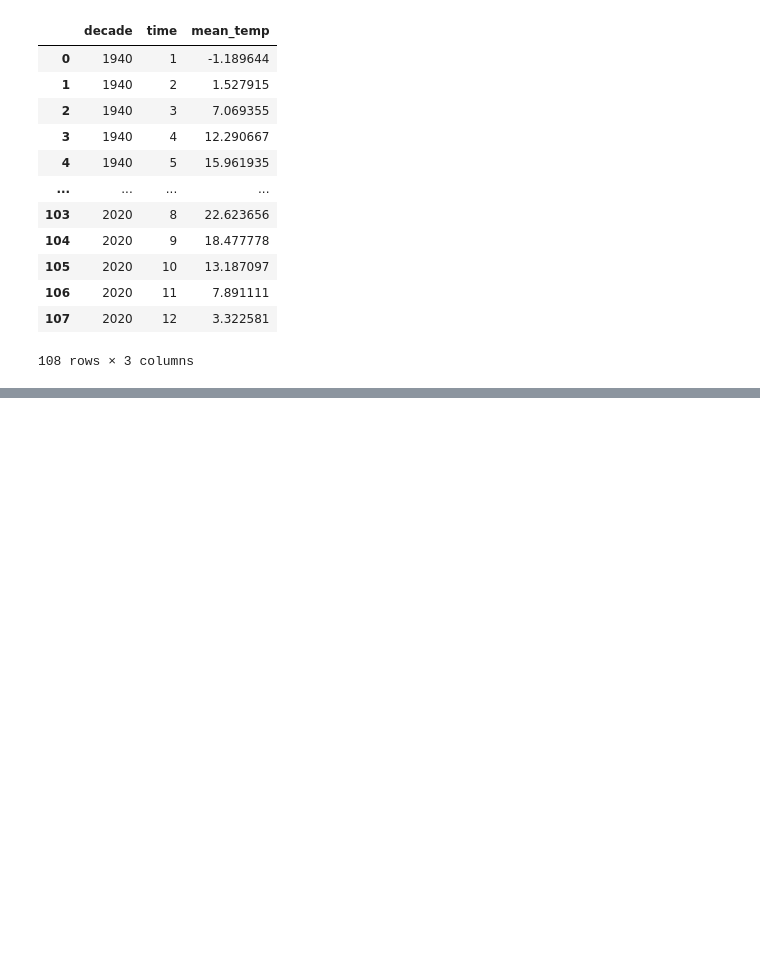
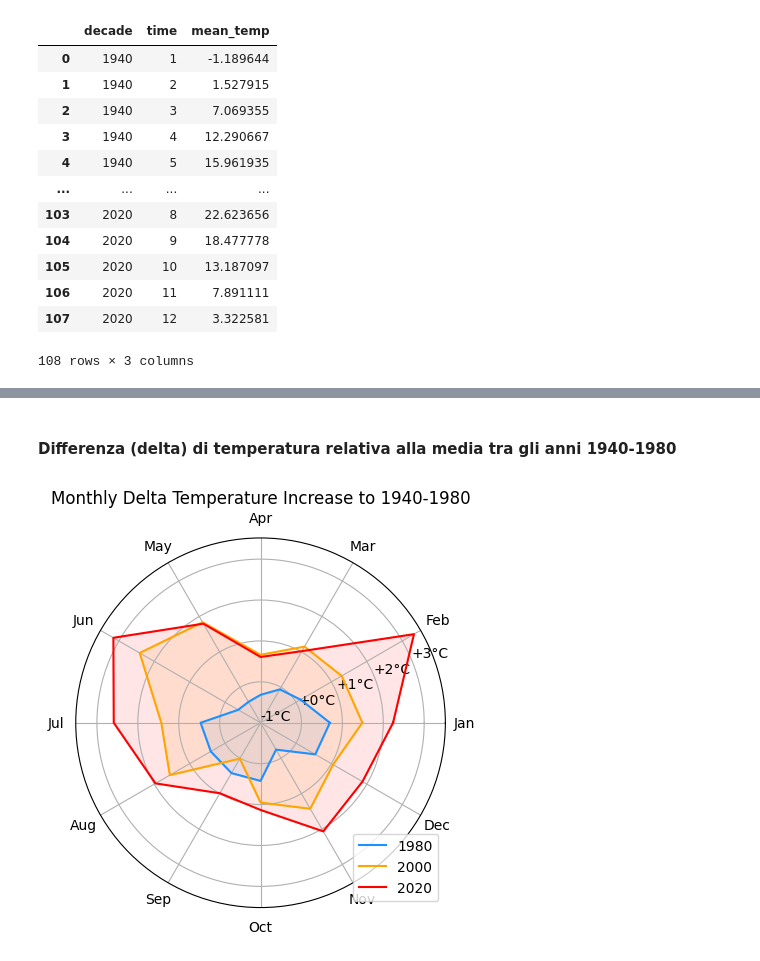
Before and after one commit to Favo02-unimi/visualizzazione-scientifica, a Jupyter notebook: weather.ipynb, the cells around one changed output, grey strips where cells are left out. Cells and saved outputs as stored; diff of their text form; code cells hidden in the pictures; blank space fills up the shorter version.

Commit message:
add delta to 1940-1980 monthly average

```diff
--- a/weather.ipynb
+++ b/weather.ipynb
@@ -115,0 +116,39 @@ plt.show()
+# %% [markdown]
+#### Differenza (delta) di temperatura relativa alla media tra gli anni 1940-1980
+# %%
+# average temperature for each decade for each month
+decadal_40_80 = decadal_monthly_avg[decadal_monthly_avg["decade"].between(1940, 1980, inclusive='both')]
+
+# average temperature for each month of the decade between 1940 and 1980
+avg_40_80 = decadal_40_80.groupby("time")["mean_temp"].mean().to_numpy()
+
+fig, ax = plt.subplots(subplot_kw={"projection": "polar"})
+
+colors = ["dodgerblue", "orange", "red"]
+
+i = 0
+for decade in range(1980, 2021, 20):
+  temperatures = decadal_monthly_avg[decadal_monthly_avg["decade"] == decade]
+  temperatures_data = temperatures["mean_temp"].to_numpy()
+
+  # calculate delta: ((month i decade avg) - (month 1940-1980 average))
+  # t = tuple(month_index, month_temperature), t[0] = index, t[1] = mean_temp
+  temperatures_data = list(map(lambda t: t[1] - avg_40_80[t[0]], enumerate(temperatures_data)))
+
+  temperatures_data = np.append(temperatures_data, temperatures_data[0])
+
+  ax.plot(angles, temperatures_data, label=decade, color=colors[i])
+  ax.fill(angles, temperatures_data, alpha=0.1, color=colors[i])
+  i += 1
+
+ax.set_xticks(angles[:-1])
+ax.set_xticklabels(["Jan", "Feb", "Mar", "Apr", "May", "Jun", "Jul", "Aug", "Sep", "Oct", "Nov", "Dec"])
+
+ax.set_yticks(range(-1, 4, 1))
+ax.set_yticklabels(["%+d" % (t) + "°C" for t in range(-1, 4, 1)])
+
+ax.set_title("Monthly Delta Temperature Increase to 1940-1980")
+plt.legend(loc="lower right")
+plt.show()
+# %% [output]
+[figure, added]
```
Also changed, not shown: parts of 1 cell of this notebook.
